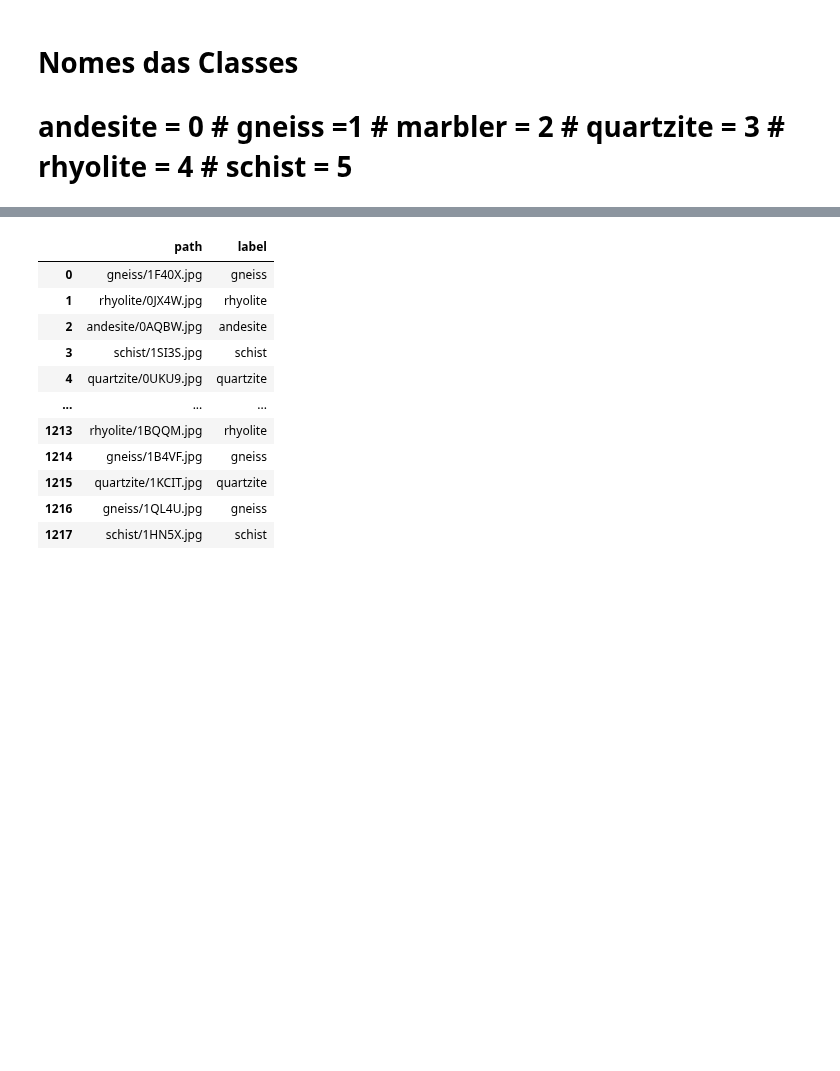
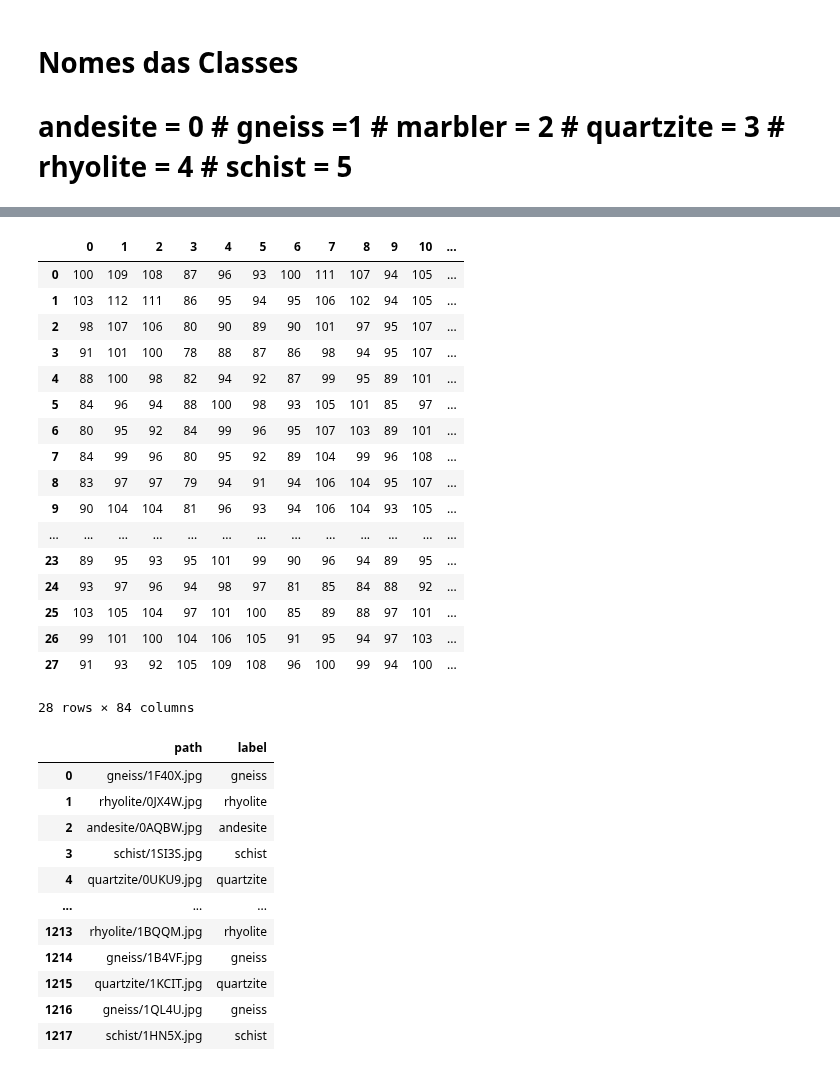
Before and after one commit to secretaria-ICA/Classificacao_e_Previsao_de_Imagens_de_Rochas_em_Pocos_Perfurados_atraves_de_Metodos_de_Aprendizagem, a Jupyter notebook: geological_image_similarity.ipynb, the cells around one changed output, grey strips where cells are left out. Cells and saved outputs as stored; diff of their text form; code cells hidden in the pictures; blank space fills up the shorter version.

```diff
--- a/geological_image_similarity.ipynb
+++ b/geological_image_similarity.ipynb
@@ -91,7 +94,7 @@ len(df)
 from skimage.io import imread_collection
 
 #your path
-col_dir = andesite_dir
+col_dir = 'col_df/*/*.jpg'
 
 #creating a collection with the available images
 col = imread_collection(col_dir)
@@ -117,0 +121,3 @@ print(col[2])
+# %%
+col_reshape = col[0].reshape(col[0].shape[0],-1)
+col_reshape
@@ -117,0 +132,26 @@ print(col[2])
+# %%
+from sklearn import preprocessing
+
+sca = preprocessing.StandardScaler()
+data_df = sca.fit_transform(col_reshape)
+data_df=pd.DataFrame(col_reshape)
+data_df
+# %% [output]
+|  | 0 | 1 | 2 | 3 | 4 | 5 | 6 | 7 | 8 | 9 | 10 | ... |
+| 0 | 100 | 109 | 108 | 87 | 96 | 93 | 100 | 111 | 107 | 94 | 105 | ... |
+| 1 | 103 | 112 | 111 | 86 | 95 | 94 | 95 | 106 | 102 | 94 | 105 | ... |
+| 2 | 98 | 107 | 106 | 80 | 90 | 89 | 90 | 101 | 97 | 95 | 107 | ... |
+| 3 | 91 | 101 | 100 | 78 | 88 | 87 | 86 | 98 | 94 | 95 | 107 | ... |
+| 4 | 88 | 100 | 98 | 82 | 94 | 92 | 87 | 99 | 95 | 89 | 101 | ... |
+| 5 | 84 | 96 | 94 | 88 | 100 | 98 | 93 | 105 | 101 | 85 | 97 | ... |
+| 6 | 80 | 95 | 92 | 84 | 99 | 96 | 95 | 107 | 103 | 89 | 101 | ... |
+| 7 | 84 | 99 | 96 | 80 | 95 | 92 | 89 | 104 | 99 | 96 | 108 | ... |
+| 8 | 83 | 97 | 97 | 79 | 94 | 91 | 94 | 106 | 104 | 95 | 107 | ... |
+| 9 | 90 | 104 | 104 | 81 | 96 | 93 | 94 | 106 | 104 | 93 | 105 | ... |
+| ... | ... | ... | ... | ... | ... | ... | ... | ... | ... | ... | ... | ... |
+| 23 | 89 | 95 | 93 | 95 | 101 | 99 | 90 | 96 | 94 | 89 | 95 | ... |
+| 24 | 93 | 97 | 96 | 94 | 98 | 97 | 81 | 85 | 84 | 88 | 92 | ... |
+| 25 | 103 | 105 | 104 | 97 | 101 | 100 | 85 | 89 | 88 | 97 | 101 | ... |
+| 26 | 99 | 101 | 100 | 104 | 106 | 105 | 91 | 95 | 94 | 97 | 103 | ... |
+| 27 | 91 | 93 | 92 | 105 | 109 | 108 | 96 | 100 | 99 | 94 | 100 | ... |
+28 rows × 84 columns
```
Also changed, not shown: parts of 8 cells of this notebook.
